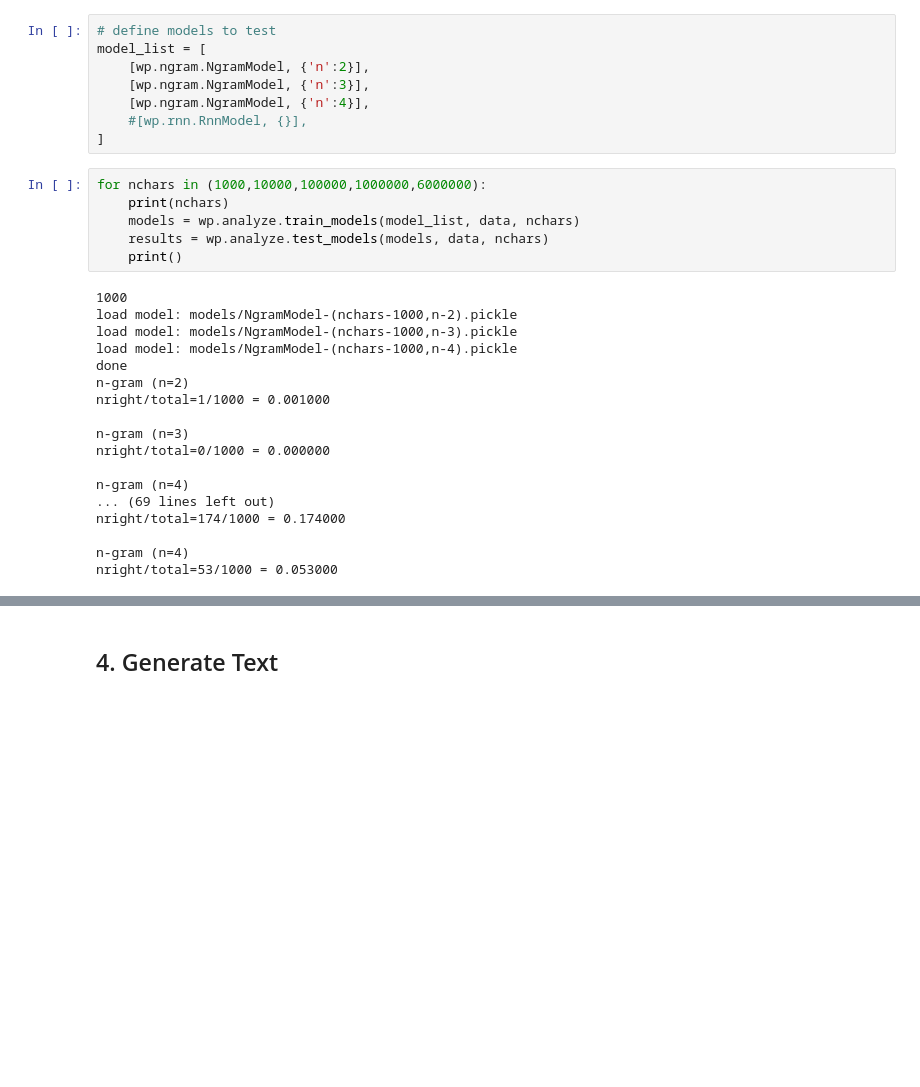
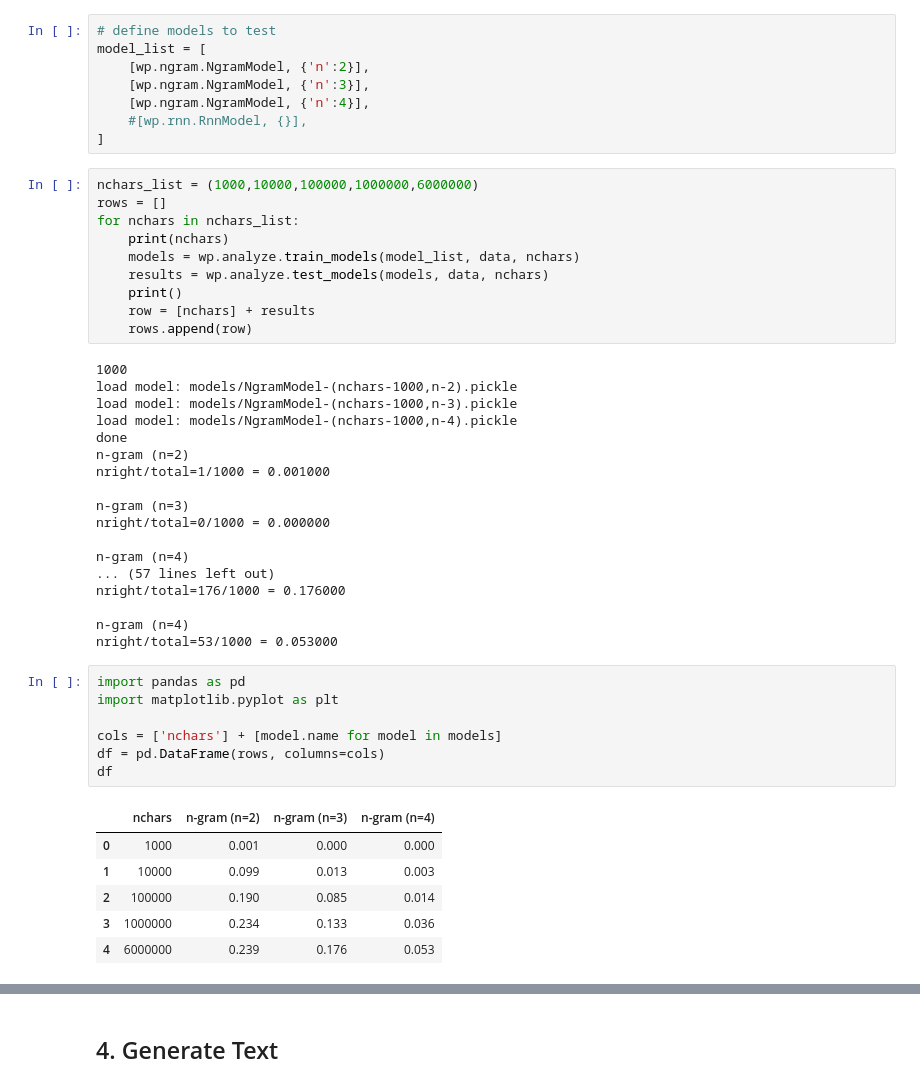
Before and after one commit to bburns/LanguageModels, a Jupyter notebook: experiments/2016-12-23/Notebook.ipynb, the cells around one changed output, grey strips where cells are left out. Saved outputs shown, nothing was run; the diff lists cells and outputs as text; blank space fills up the shorter version.

```diff
--- a/experiments/2016-12-23/Notebook.ipynb
+++ b/experiments/2016-12-23/Notebook.ipynb
@@ -127,11 +127,15 @@ model_list = [
     #[wp.rnn.RnnModel, {}],
 ]
 # %%
-for nchars in (1000,10000,100000,1000000,6000000):
+nchars_list = (1000,10000,100000,1000000,6000000)
+rows = []
+for nchars in nchars_list:
     print(nchars)
     models = wp.analyze.train_models(model_list, data, nchars)
     results = wp.analyze.test_models(models, data, nchars)
     print()
+    row = [nchars] + results
+    rows.append(row)
 # %% [output]
 1000
 load model: models/NgramModel-(nchars-1000,n-2).pickle
@@ -145,8 +149,22 @@ n-gram (n=3)
 nright/total=0/1000 = 0.000000
 
 n-gram (n=4)
-... (69 lines left out)
-nright/total=174/1000 = 0.174000
+... (57 lines left out)
+nright/total=176/1000 = 0.176000
 
 n-gram (n=4)
 nright/total=53/1000 = 0.053000
+# %%
+import pandas as pd
+import matplotlib.pyplot as plt
+
+cols = ['nchars'] + [model.name for model in models]
+df = pd.DataFrame(rows, columns=cols)
+df
+# %% [output]
+|  | nchars | n-gram (n=2) | n-gram (n=3) | n-gram (n=4) |
+| 0 | 1000 | 0.001 | 0.000 | 0.000 |
+| 1 | 10000 | 0.099 | 0.013 | 0.003 |
+| 2 | 100000 | 0.190 | 0.085 | 0.014 |
+| 3 | 1000000 | 0.234 | 0.133 | 0.036 |
+| 4 | 6000000 | 0.239 | 0.176 | 0.053 |
```
Also changed, not shown: parts of 2 cells of this notebook, 1 other file.
